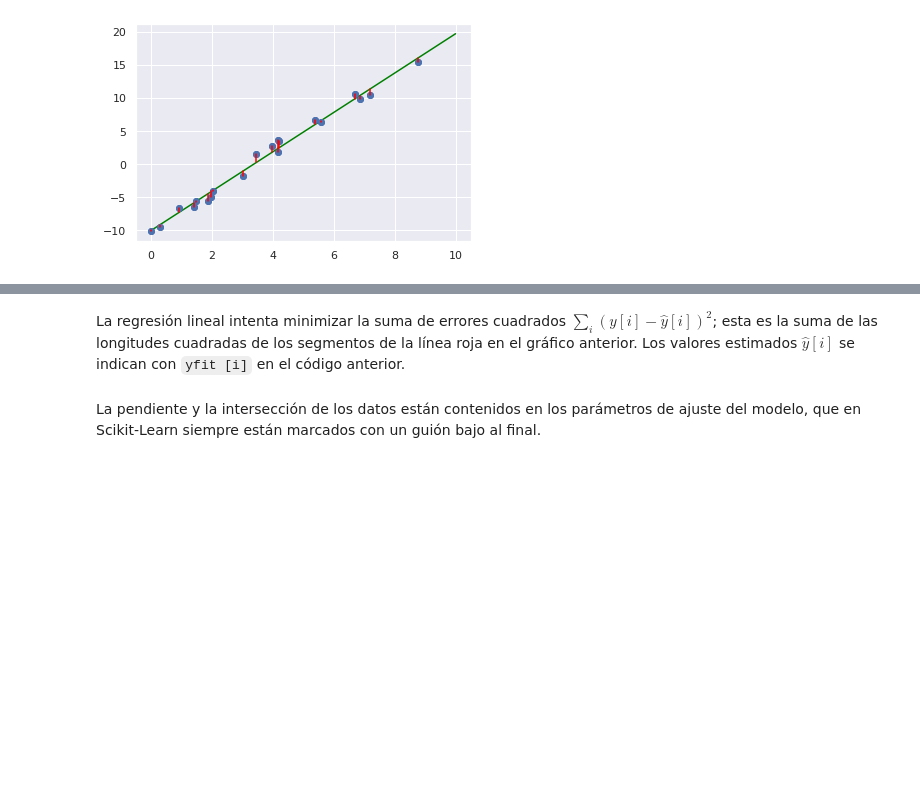
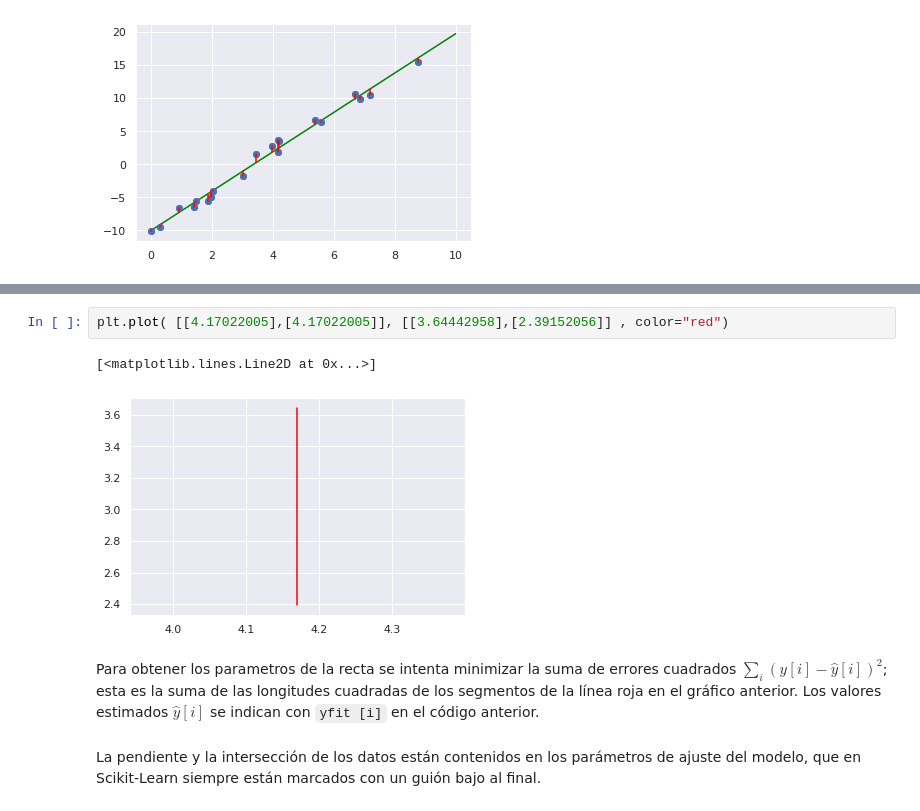
Before and after one commit to luzeunice/arte-analitica, a Jupyter notebook: 6.1 - RegresionLineal.ipynb, the cells around one changed output, grey strips where cells are left out. Cells and saved outputs as stored; diff of their text form; blank space fills up the shorter version.

```diff
--- a/6.1 - RegresionLineal.ipynb
+++ b/6.1 - RegresionLineal.ipynb
@@ -59,7 +112,12 @@ plt.plot(np.vstack([x,x]), np.vstack([y, model.predict(x[:, np.newaxis])]), colo
+# %%
+plt.plot( [[4.17022005],[4.17022005]], [[3.64442958],[2.39152056]] , color="red")
+# %% [output]
+[<matplotlib.lines.Line2D at 0x...>]
+[figure, added]
 # %% [markdown]
 
 
-La regresión lineal intenta minimizar la suma de errores cuadrados $\sum_i (y[i] - \hat{y}[i])^2$; esta es la suma de las longitudes cuadradas de los segmentos de la línea roja en el gráfico anterior. Los valores estimados $\hat{y}[i]$  se indican con `yfit [i]` en el código anterior.
+Para obtener los parametros de la recta se intenta minimizar la suma de errores cuadrados $\sum_i (y[i] - \hat{y}[i])^2$; esta es la suma de las longitudes cuadradas de los segmentos de la línea roja en el gráfico anterior. Los valores estimados $\hat{y}[i]$  se indican con `yfit [i]` en el código anterior.
 # %% [markdown]
 La pendiente y la intersección de los datos están contenidos en los parámetros de ajuste del modelo, que en Scikit-Learn siempre están marcados con un guión bajo al final.
 # %%
```
Also changed, not shown: parts of 15 cells of this notebook, 4 other files.
